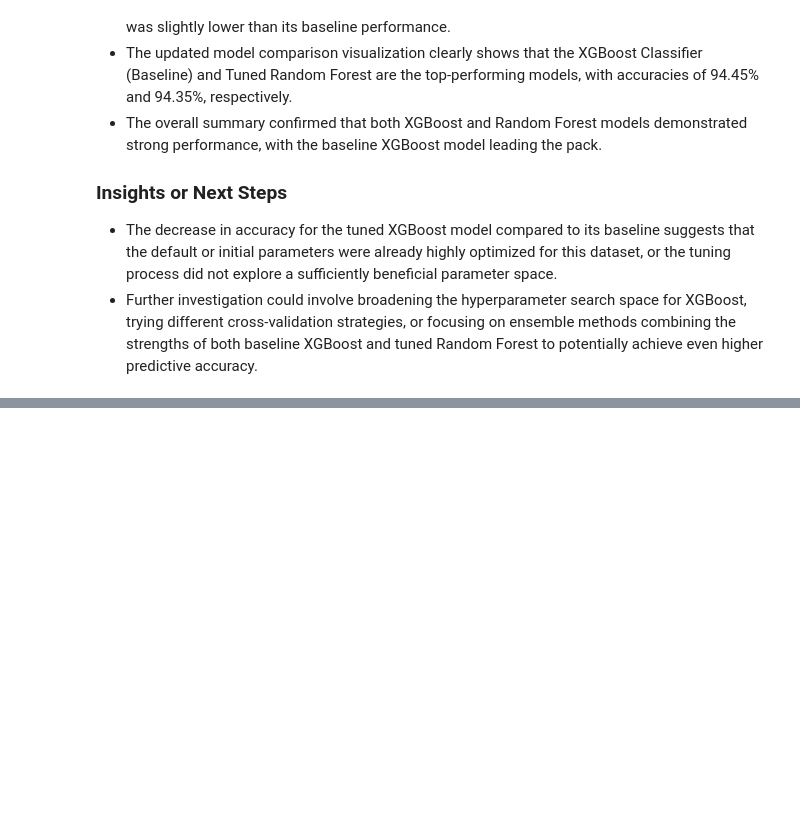
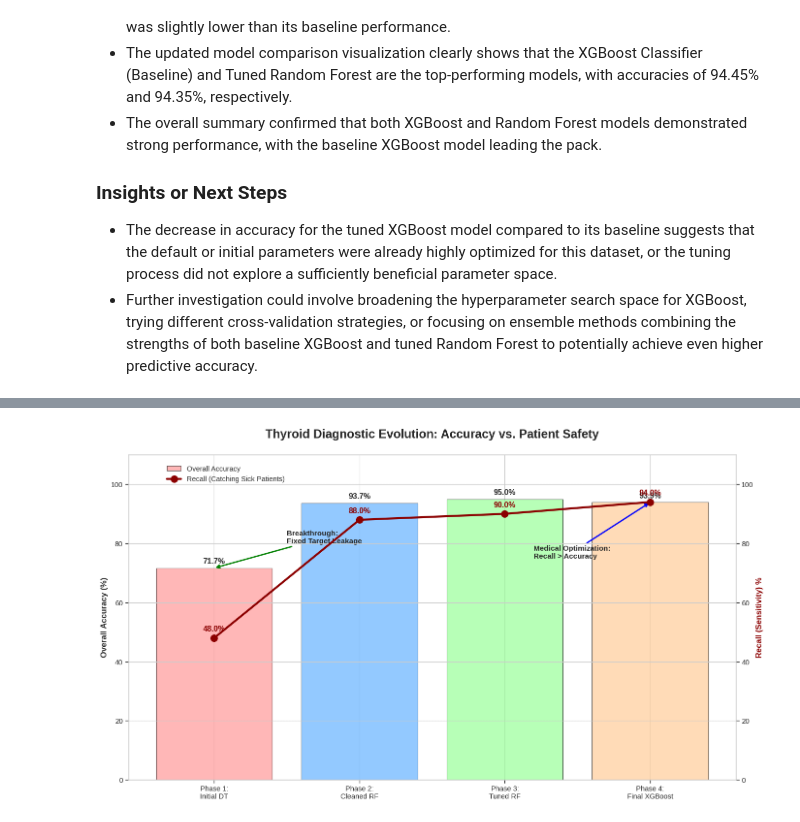
Before and after one commit to yashjscoder/Thyroid-Disease-Diagnostic-System---Machine-Learning-Deep-Learning, a Jupyter notebook: thyroid_detection.ipynb, the cells around one changed output, grey strips where cells are left out. Cells and saved outputs as stored; diff of their text form; code cells hidden in the pictures; blank space fills up the shorter version.

```diff
--- a/thyroid_detection.ipynb
+++ b/thyroid_detection.ipynb
@@ -1006,0 +1044,55 @@ Both XGBoost and Random Forest models demonstrated strong performance for this c
+# %%
+import matplotlib.pyplot as plt
+import numpy as np
+
+# 1. Data Setup
+milestones = ['Phase 1:\nInitial DT', 'Phase 2:\nCleaned RF', 'Phase 3:\nTuned RF', 'Phase 4:\nFinal XGBoost']
+accuracy = [71.69, 93.69, 95.00, 93.89]
+recall_sick = [48.0, 88.0, 90.0, 94.0] # Representing the shift toward patient safety
+
+# 2. Plotting Configuration
+fig, ax1 = plt.subplots(figsize=(14, 8))
+plt.style.use('seaborn-v0_8-muted')
+
+# --- Bar Chart (Accuracy) ---
+bars = ax1.bar(milestones, accuracy, color=['#ff9999','#66b3ff','#99ff99','#ffcc99'],
+               edgecolor='black', alpha=0.7, label='Overall Accuracy')
+
+# --- Line Chart (Recall - The Safety Metric) ---
+ax2 = ax1.twinx() # Create a second y-axis
+line = ax2.plot(milestones, recall_sick, color='darkred', marker='o',
+                linewidth=3, markersize=10, label='Recall (Catching Sick Patients)')
+
+# 3. Formatting Axes
+ax1.set_ylim(0, 110)
+ax2.set_ylim(0, 110)
+ax1.set_ylabel('Overall Accuracy (%)', fontsize=12, weight='bold')
+ax2.set_ylabel('Recall (Sensitivity) %', fontsize=12, weight='bold', color='darkred')
+plt.title('Thyroid Diagnostic Evolution: Accuracy vs. Patient Safety', fontsize=18, weight='bold', pad=25)
+
+# 4. Annotations for the "Story"
+# Highlighting the breakthrough
+ax1.annotate('Breakthrough:\nFixed Target Leakage', xy=(0, 71.69), xytext=(0.5, 80),
+             arrowprops=dict(arrowstyle='->', lw=2, color='green'), fontsize=11, weight='bold')
+
+# Highlighting the Medical Optimization
+ax1.annotate('Medical Optimization:\nRecall > Accuracy', xy=(3, 93.89), xytext=(2.2, 75),
+             arrowprops=dict(arrowstyle='->', lw=2, color='blue'), fontsize=11, weight='bold')
+
+# 5. Adding Data Labels
+for bar in bars:
+    height = bar.get_height()
+    ax1.text(bar.get_x() + bar.get_width()/2., height + 1, f'{height:.1f}%',
+             ha='center', va='bottom', weight='bold')
+
+for i, txt in enumerate(recall_sick):
+    ax2.annotate(f'{txt}%', (milestones[i], recall_sick[i]), textcoords="offset points",
+                 xytext=(0,10), ha='center', color='darkred', weight='bold')
+
+# 6. Final Layout
+ax1.grid(True, axis='y', linestyle='--', alpha=0.5)
+fig.legend(loc="upper left", bbox_to_anchor=(0.1, 0.9))
+plt.tight_layout()
+plt.show()
+# %% [output]
+[figure, added]
```
Also changed, not shown: parts of 3 cells of this notebook.
